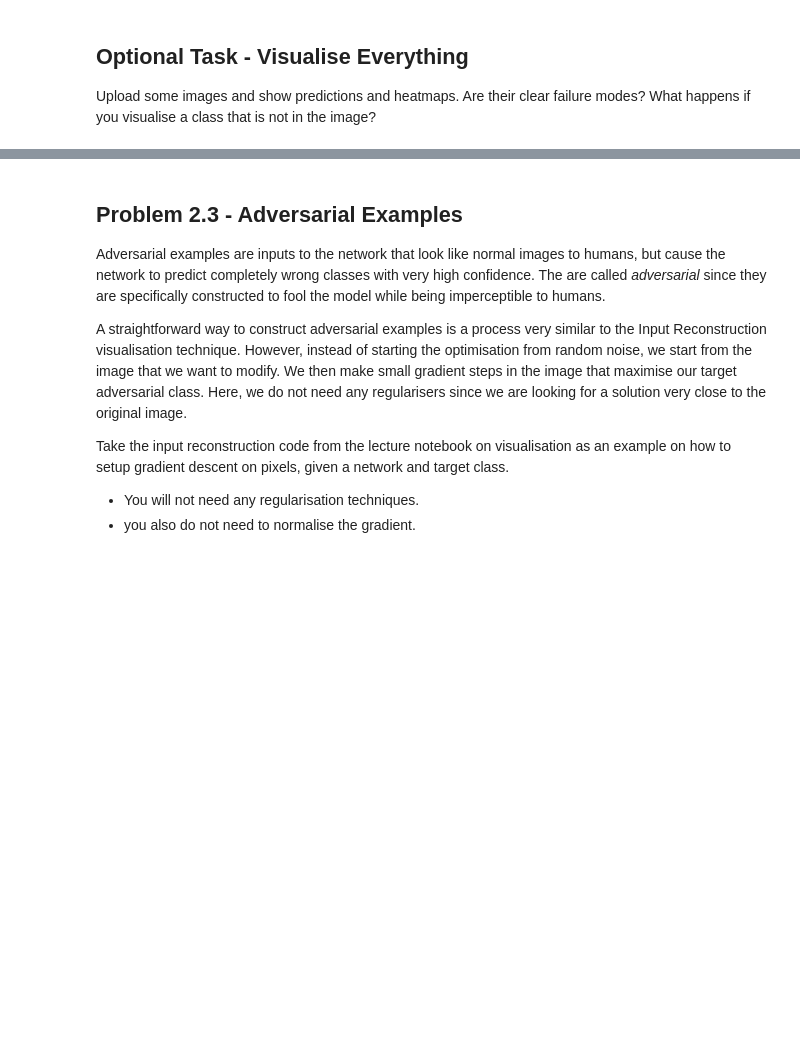
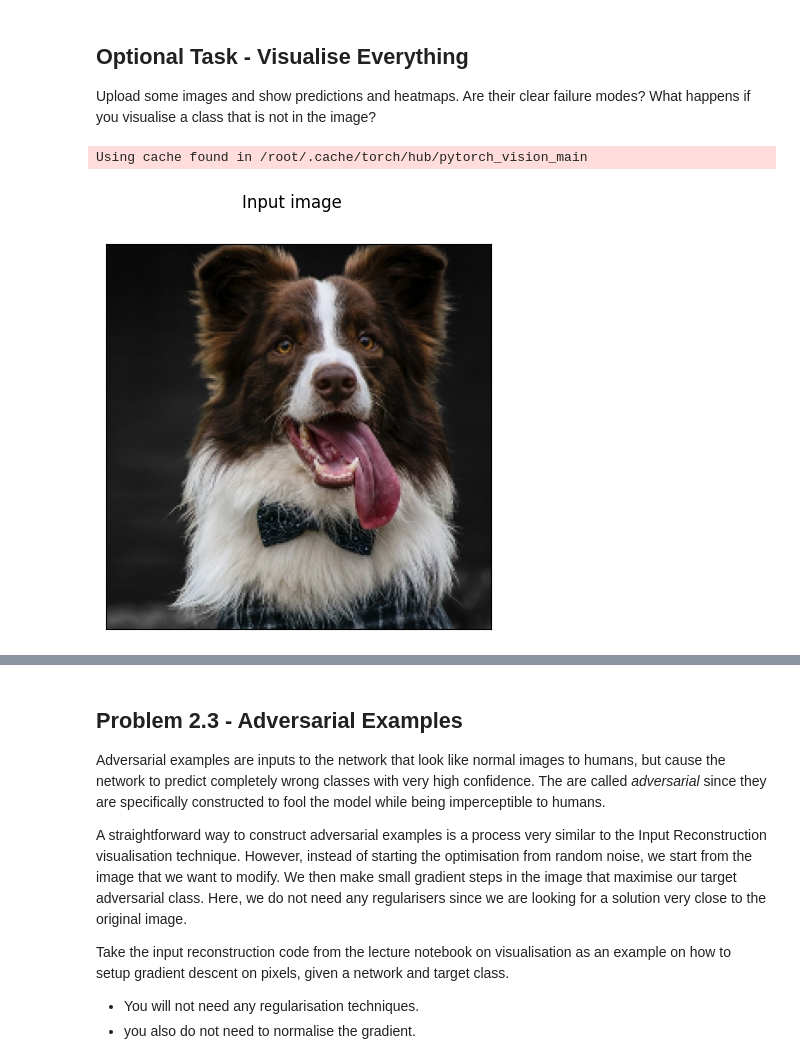
Before and after one commit to BrindanYasodaran/CVIS-oxford, a Jupyter notebook: practical2.ipynb, the cells around one changed output, grey strips where cells are left out. Cells and saved outputs as stored; diff of their text form; code cells hidden in the pictures; blank space fills up the shorter version.

```diff
--- a/practical2.ipynb
+++ b/practical2.ipynb
@@ -622,3 +621,25 @@ Class: dingo
 # %% [markdown]
 ## Optional Task - Visualise Everything
 Upload some images and show predictions and heatmaps. Are their clear failure modes? What happens if you visualise a class that is not in the image?
+# %%
+model = torch.hub.load('pytorch/vision', 'vit_b_16', weights=torchvision.models.ViT_B_16_Weights.IMAGENET1K_V1)
+class_names = torchvision.models.ViT_B_16_Weights.IMAGENET1K_V1.meta["categories"]
+
+# load image
+image = cv2.imread('/content/07-min.jpg')
+
+# preprocess image
+image = image[:, :image.shape[0]]
+image = cv2.resize(image, (224, 224))
+vis = Visualizer(num_rows=1, num_cols=1, figsize=(5,5), axis_off=True, title='Input image')
+vis.add_image_subplot(0, 0, image)
+image = cv2.cvtColor(image, cv2.COLOR_BGR2RGB)
+image = image / 255.0
+image = image - np.array([0.485, 0.456, 0.406])
+image = image / np.array([0.229, 0.224, 0.225])
+image = image.transpose(2, 0, 1)
+image = np.expand_dims(image, axis=0)
+image = torch.from_numpy(image).float()
+# %% [output]
+Using cache found in /root/.cache/torch/hub/pytorch_vision_main
+[figure, added]
```
Also changed, not shown: parts of 4 cells of this notebook.
